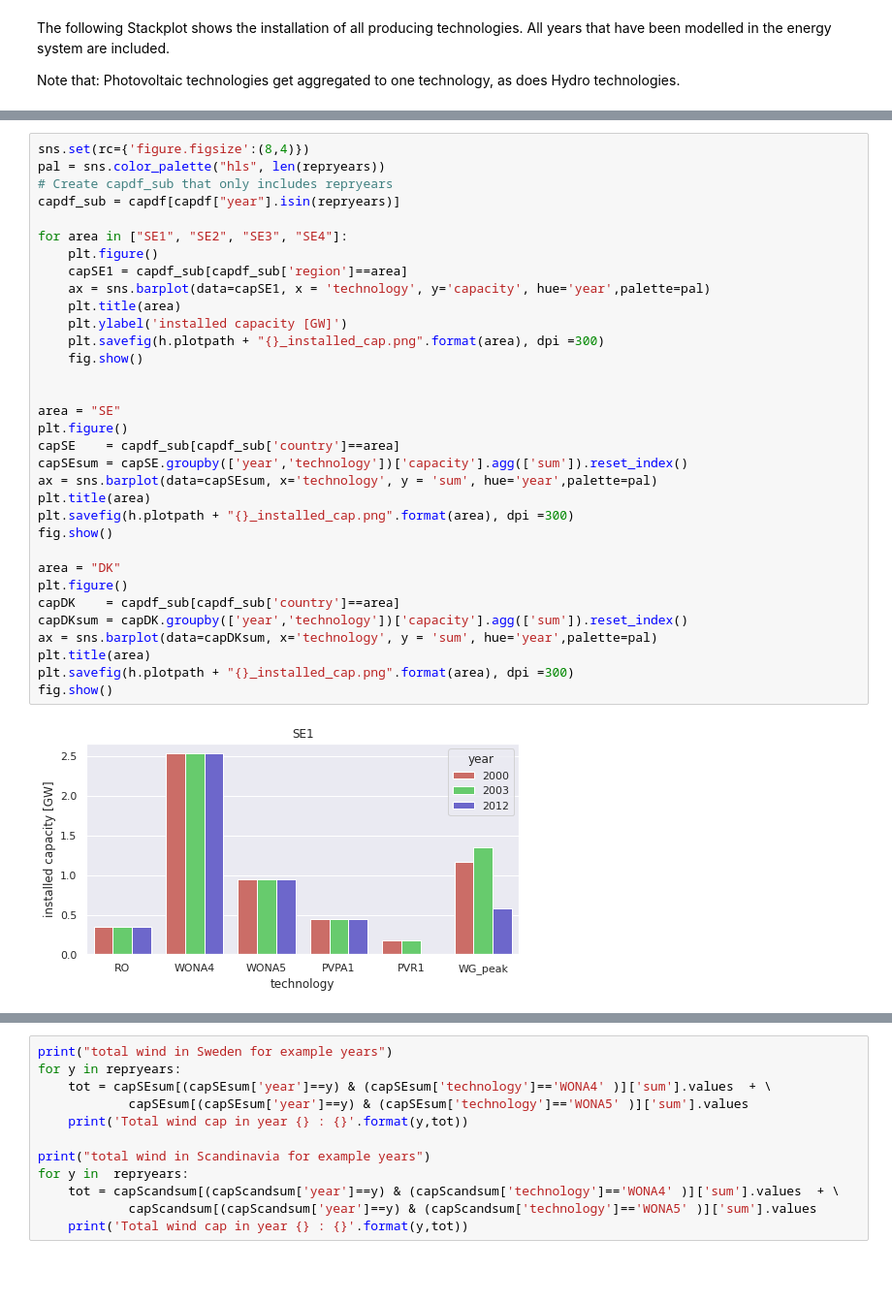
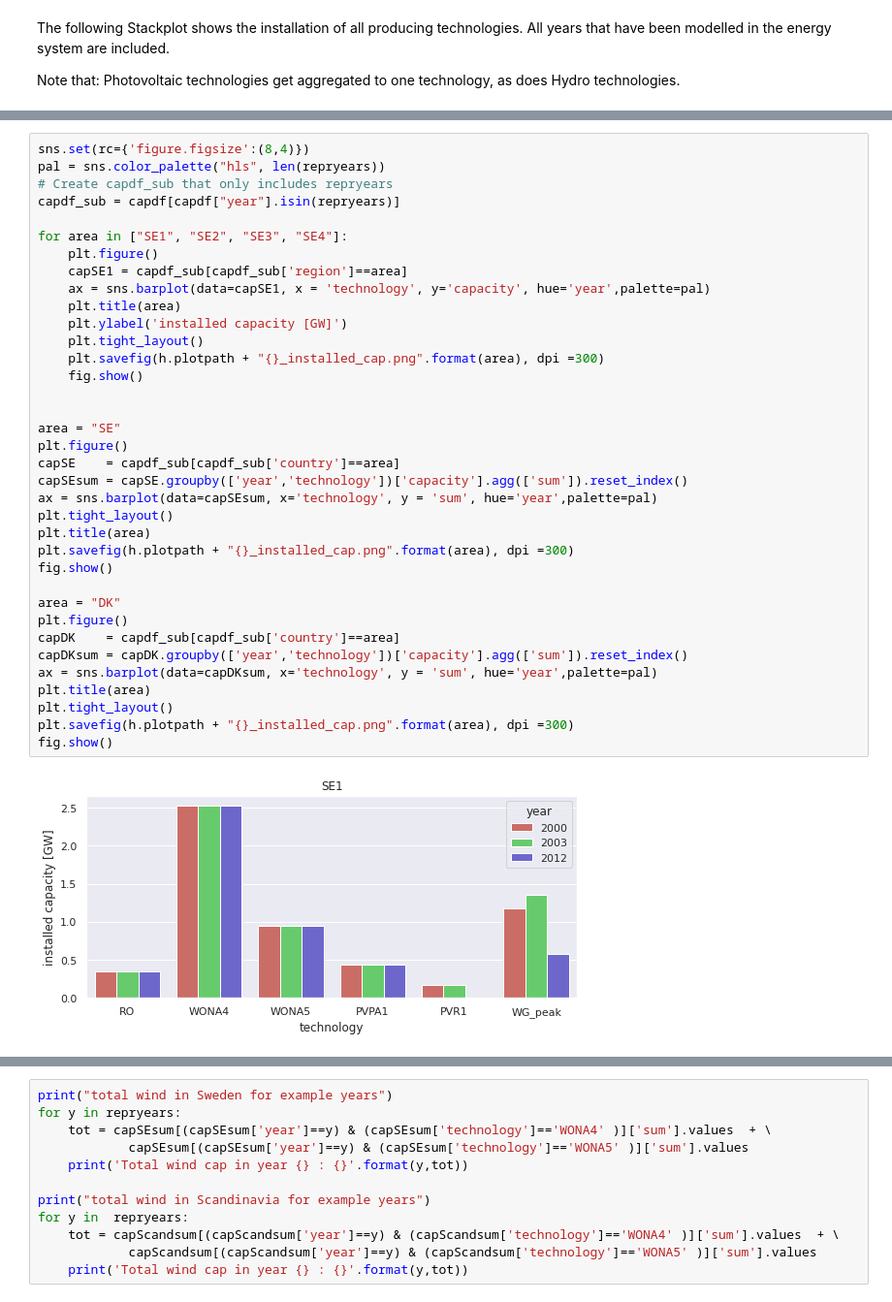
Before and after one commit to ecmalz/SMHIsharedwork, a Jupyter notebook: KLIV.ipynb, the cells around one changed output, grey strips where cells are left out. Shown at 97% size. Saved outputs shown, nothing was run; the diff lists cells and outputs as text; blank space fills up the shorter version.

```diff
--- a/KLIV.ipynb
+++ b/KLIV.ipynb
@@ -454,31 +456,34 @@ pal = sns.color_palette("hls", len(repryears))
 capdf_sub = capdf[capdf["year"].isin(repryears)]
 
 for area in ["SE1", "SE2", "SE3", "SE4"]:
     plt.figure()
     capSE1 = capdf_sub[capdf_sub['region']==area]
     ax = sns.barplot(data=capSE1, x = 'technology', y='capacity', hue='year',palette=pal)
     plt.title(area)
     plt.ylabel('installed capacity [GW]')
+    plt.tight_layout()
     plt.savefig(h.plotpath + "{}_installed_cap.png".format(area), dpi =300)
     fig.show()
 
 
 area = "SE"
 plt.figure()
 capSE    = capdf_sub[capdf_sub['country']==area]
 capSEsum = capSE.groupby(['year','technology'])['capacity'].agg(['sum']).reset_index()
 ax = sns.barplot(data=capSEsum, x='technology', y = 'sum', hue='year',palette=pal)
+plt.tight_layout()
 plt.title(area)
 plt.savefig(h.plotpath + "{}_installed_cap.png".format(area), dpi =300)
 fig.show()
 
 area = "DK"
 plt.figure()
 capDK    = capdf_sub[capdf_sub['country']==area]
 capDKsum = capDK.groupby(['year','technology'])['capacity'].agg(['sum']).reset_index()
 ax = sns.barplot(data=capDKsum, x='technology', y = 'sum', hue='year',palette=pal)
 plt.title(area)
+plt.tight_layout()
 plt.savefig(h.plotpath + "{}_installed_cap.png".format(area), dpi =300)
 fig.show()
 # %% [output]
-[figure, old version]
+[figure, new version]
```
Also changed, not shown: parts of 9 cells of this notebook.
